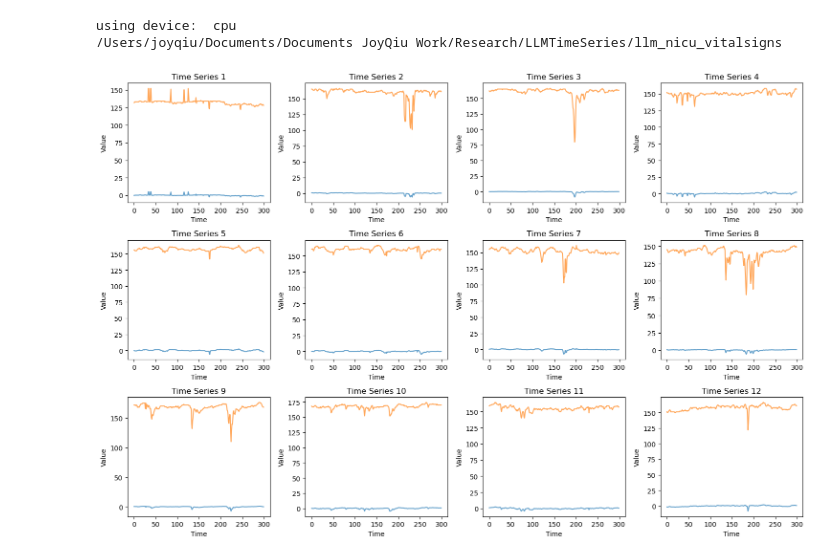
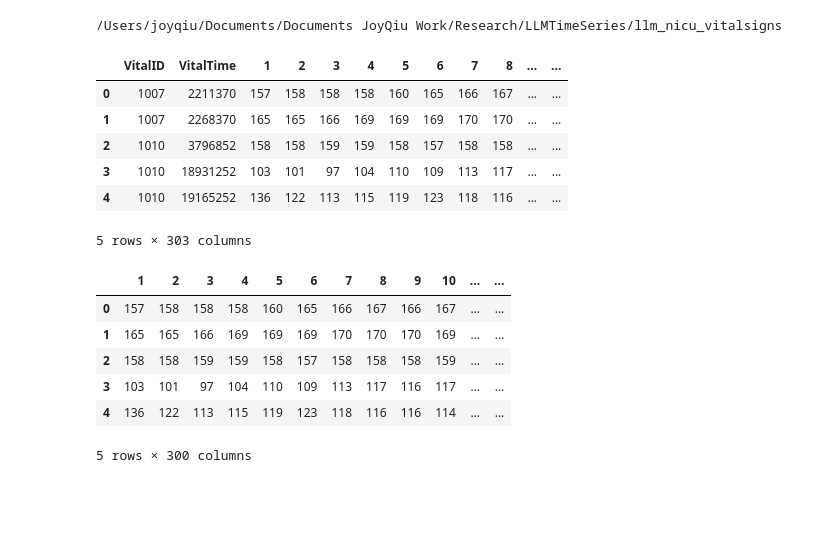
Before and after one commit to JiaxingQiu/llm_nicu_vitalsigns, a Jupyter notebook: script/WSDIST/wsdist.ipynb, the cells around one changed output. Saved outputs shown, nothing was run; the diff lists cells and outputs as text; code cells hidden in the pictures; blank space fills up the shorter version.

```diff
--- a/script/WSDIST/wsdist.ipynb
+++ b/script/WSDIST/wsdist.ipynb
@@ -1,17 +1,41 @@
 # %%
-import sys
-import os
-sys.path.append(os.path.abspath('../VAE'))  # Adds the directory of 'script/VAE' to Python path
-from utils import *
+# import sys
+# import os
+# sys.path.append(os.path.abspath('../VAE'))  # Adds the directory of 'script/VAE' to Python path
+# from utils import *
 
-os.chdir('../..')
-print(os.getcwd())
+# os.chdir('../..')
+# print(os.getcwd())
+
+# data_path = './data/PAS Challenge HR Data.xlsx'
+# _, _, df_scaled, df = prepare_data(data_path)
-# %% [output]
-using device:  cpu
-/Users/joyqiu/Documents/Documents JoyQiu Work/Research/LLMTimeSeries/llm_nicu_vitalsigns
-# %%
-data_path = './data/PAS Challenge HR Data.xlsx'
-_, _, df_scaled, df = prepare_data(data_path)
-# %% [output]
-[figure, removed]
+# %%
+import os
+import pandas as pd
+
+os.chdir('../..')
+print(os.getcwd())
+
+df_org = pd.read_csv('./data/HR_events.csv')
+df_org.head()
+# %% [output]
+/Users/joyqiu/Documents/Documents JoyQiu Work/Research/LLMTimeSeries/llm_nicu_vitalsigns
+|  | VitalID | VitalTime | 1 | 2 | 3 | 4 | 5 | 6 | 7 | 8 | ... | ... |
+| 0 | 1007 | 2211370 | 157 | 158 | 158 | 158 | 160 | 165 | 166 | 167 | ... | ... |
+| 1 | 1007 | 2268370 | 165 | 165 | 166 | 169 | 169 | 169 | 170 | 170 | ... | ... |
+| 2 | 1010 | 3796852 | 158 | 158 | 159 | 159 | 158 | 157 | 158 | 158 | ... | ... |
+| 3 | 1010 | 18931252 | 103 | 101 | 97 | 104 | 110 | 109 | 113 | 117 | ... | ... |
+| 4 | 1010 | 19165252 | 136 | 122 | 113 | 115 | 119 | 123 | 118 | 116 | ... | ... |
+5 rows × 303 columns
+# %%
+df = df_org.loc[:, '1':'300'].copy()
+df.head()
+# %% [output]
+|  | 1 | 2 | 3 | 4 | 5 | 6 | 7 | 8 | 9 | 10 | ... | ... |
+| 0 | 157 | 158 | 158 | 158 | 160 | 165 | 166 | 167 | 166 | 167 | ... | ... |
+| 1 | 165 | 165 | 166 | 169 | 169 | 169 | 170 | 170 | 170 | 169 | ... | ... |
+| 2 | 158 | 158 | 159 | 159 | 158 | 157 | 158 | 158 | 158 | 159 | ... | ... |
+| 3 | 103 | 101 | 97 | 104 | 110 | 109 | 113 | 117 | 116 | 117 | ... | ... |
+| 4 | 136 | 122 | 113 | 115 | 119 | 123 | 118 | 116 | 116 | 114 | ... | ... |
+5 rows × 300 columns
 # %%
```
Also changed, not shown: parts of 10 cells of this notebook, 4 other files.
